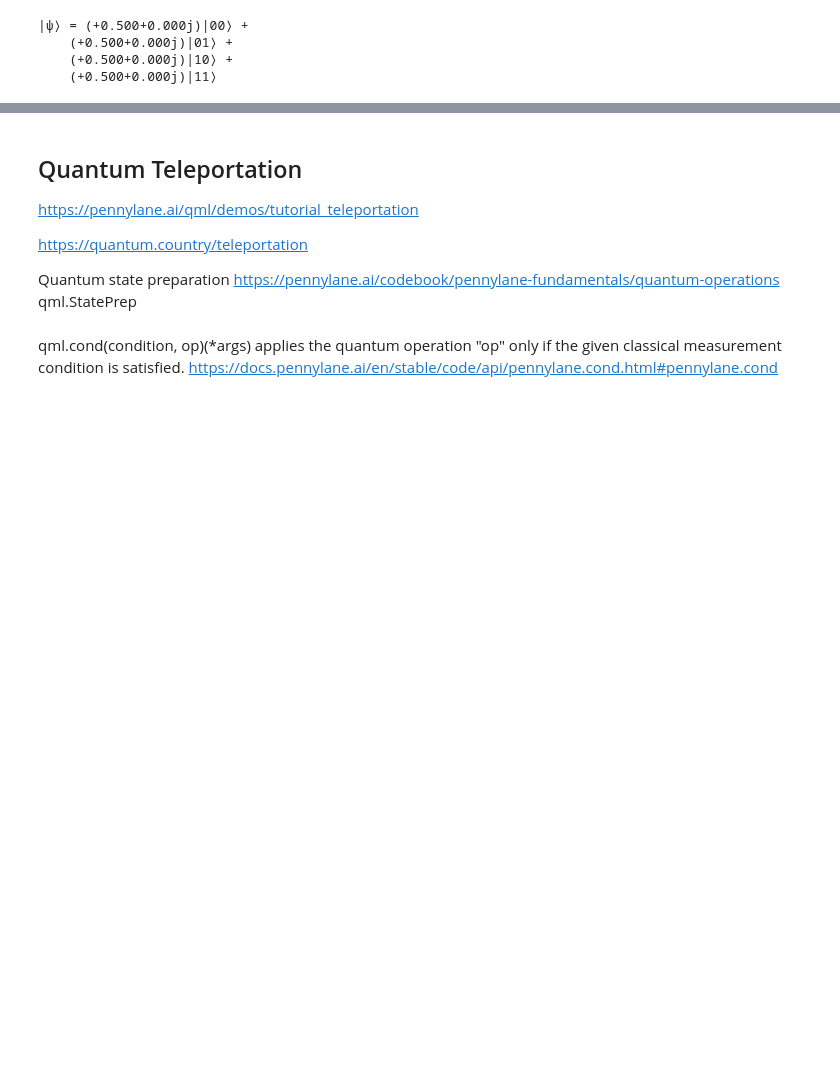
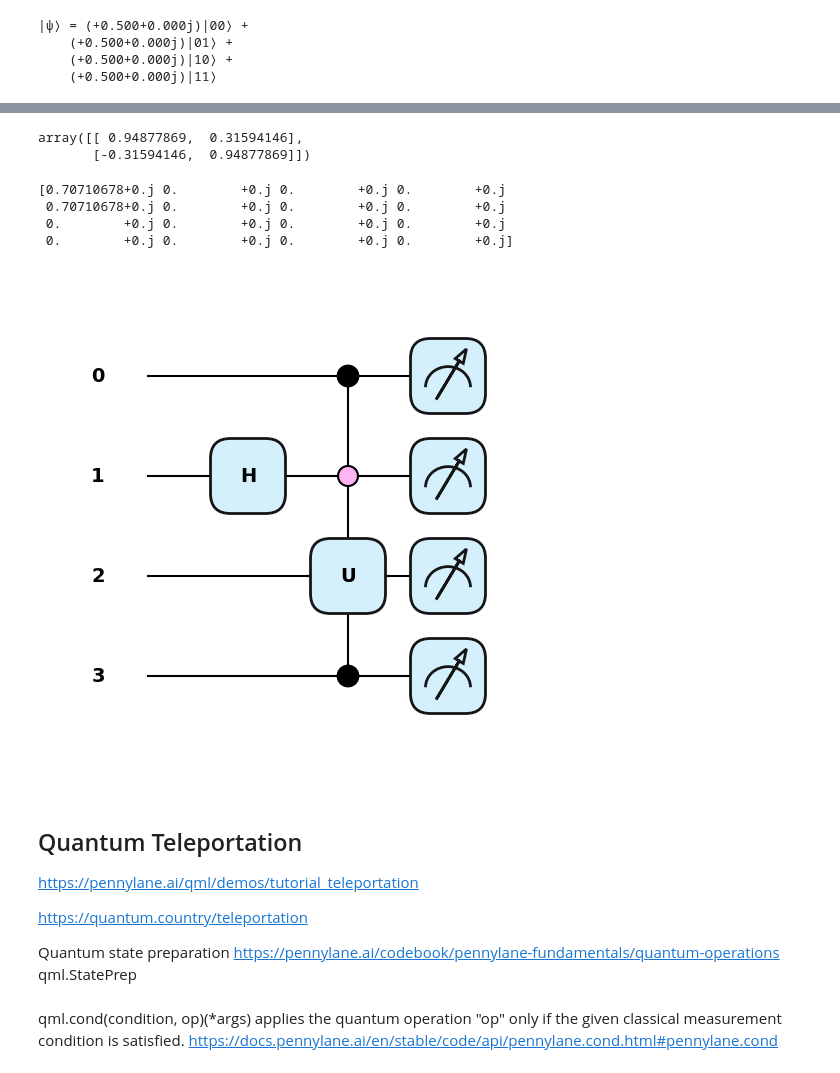
Before and after one commit to Omid-Hassasfar/NITheCS_QSouthAfrica_MiniSchool_Introduction_to_Quantum_Computing_with_PennyLane, a Jupyter notebook: NITheCS_QSouthAfrica_Mini_School_Introduction_to_Quantum_Computing_with_PennyLane.ipynb, the cells around one changed output, grey strips where cells are left out. Saved outputs shown, nothing was run; the diff lists cells and outputs as text; code cells hidden in the pictures; blank space fills up the shorter version.

```diff
--- a/NITheCS_QSouthAfrica_Mini_School_Introduction_to_Quantum_Computing_with_PennyLane.ipynb
+++ b/NITheCS_QSouthAfrica_Mini_School_Introduction_to_Quantum_Computing_with_PennyLane.ipynb
@@ -765,3 +905,31 @@ print_state_ket(simple_circuit())
+# %%
+U = np.array([[ 0.94877869,  0.31594146], [-0.31594146,  0.94877869]])
+U
+# %% [output]
+array([[ 0.94877869,  0.31594146],
+       [-0.31594146,  0.94877869]])
+# %%
+dev = qml.device("default.qubit", wires = 4)
+
+U =[[ 0.94877869,  0.31594146], [-0.31594146,  0.94877869]]
+
+@qml.qnode(dev)
+def circuit_controlled_unitary():
+
+  qml.Hadamard(wires = 1)
+  qml.ControlledQubitUnitary(U, wires=[0, 1, 3 ,2], control_values=[1, 0, 1])
+  return qml.state()
+
+print(circuit_controlled_unitary())
+# %% [output]
+[0.70710678+0.j 0.        +0.j 0.        +0.j 0.        +0.j
+ 0.70710678+0.j 0.        +0.j 0.        +0.j 0.        +0.j
+ 0.        +0.j 0.        +0.j 0.        +0.j 0.        +0.j
+ 0.        +0.j 0.        +0.j 0.        +0.j 0.        +0.j]
+# %%
+draw_mpl(circuit_controlled_unitary , style="pennylane" )();
+# %% [output]
+[figure, added]
 # %% [markdown]
 ## Quantum Teleportation
 https://pennylane.ai/qml/demos/tutorial_teleportation
```
Also changed, not shown: parts of 63 cells of this notebook.
